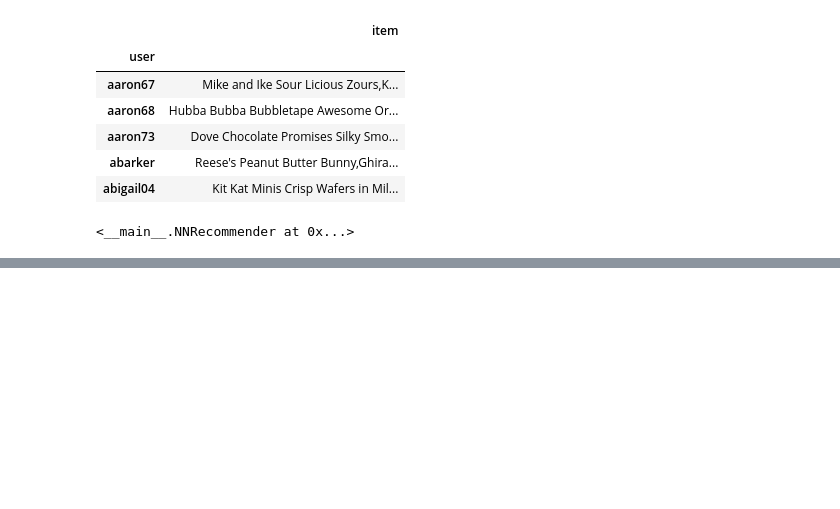
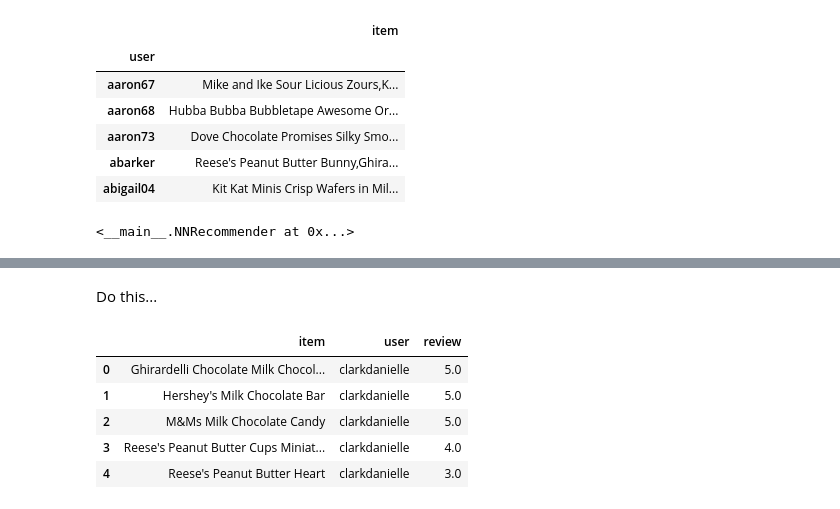
Before and after one commit to maxhumber/BRE, a Jupyter notebook: odsc.ipynb, the cells around one changed output, grey strips where cells are left out. Drawn from its saved outputs; the diff is of its cells as text; code cells hidden in the pictures; blank space fills up the shorter version.

```diff
--- a/odsc.ipynb
+++ b/odsc.ipynb
@@ -827,0 +884,14 @@ model.predict(peanut)
+# %% [markdown]
+Do this...
+# %%
+df = df.melt(id_vars='item', var_name='user', value_name='review')
+df = df.dropna().reset_index(drop=True)
+
+df.head(5)
+# %% [output]
+|  | item | user | review |
+| 0 | Ghirardelli Chocolate Milk Chocol... | clarkdanielle | 5.0 |
+| 1 | Hershey's Milk Chocolate Bar | clarkdanielle | 5.0 |
+| 2 | M&Ms Milk Chocolate Candy | clarkdanielle | 5.0 |
+| 3 | Reese's Peanut Butter Cups Miniat... | clarkdanielle | 4.0 |
+| 4 | Reese's Peanut Butter Heart | clarkdanielle | 3.0 |
```
Also changed, not shown: parts of 47 cells of this notebook, 6 other files.
